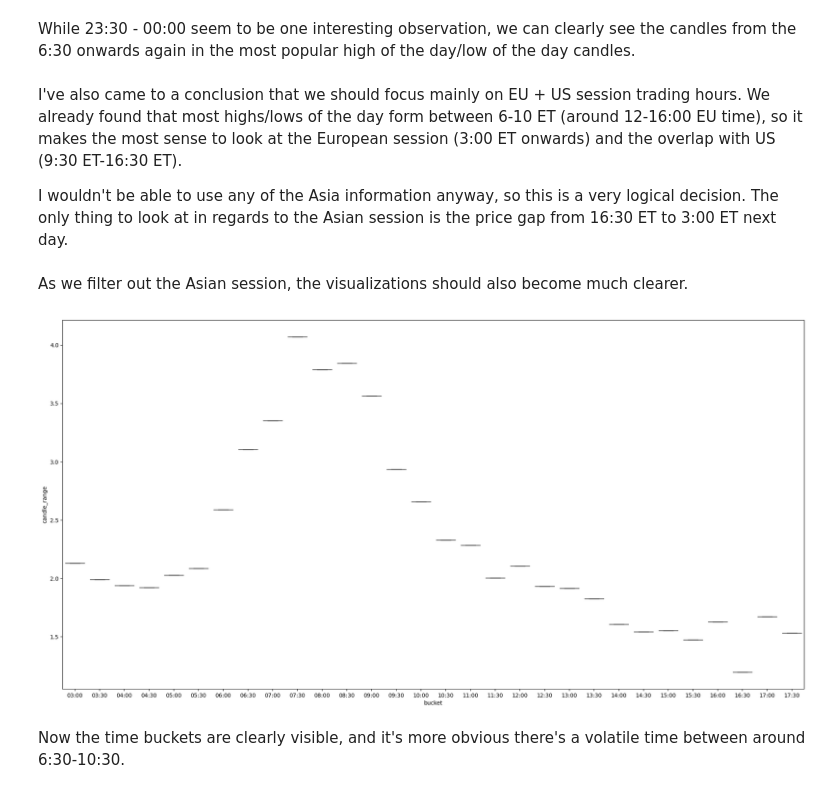
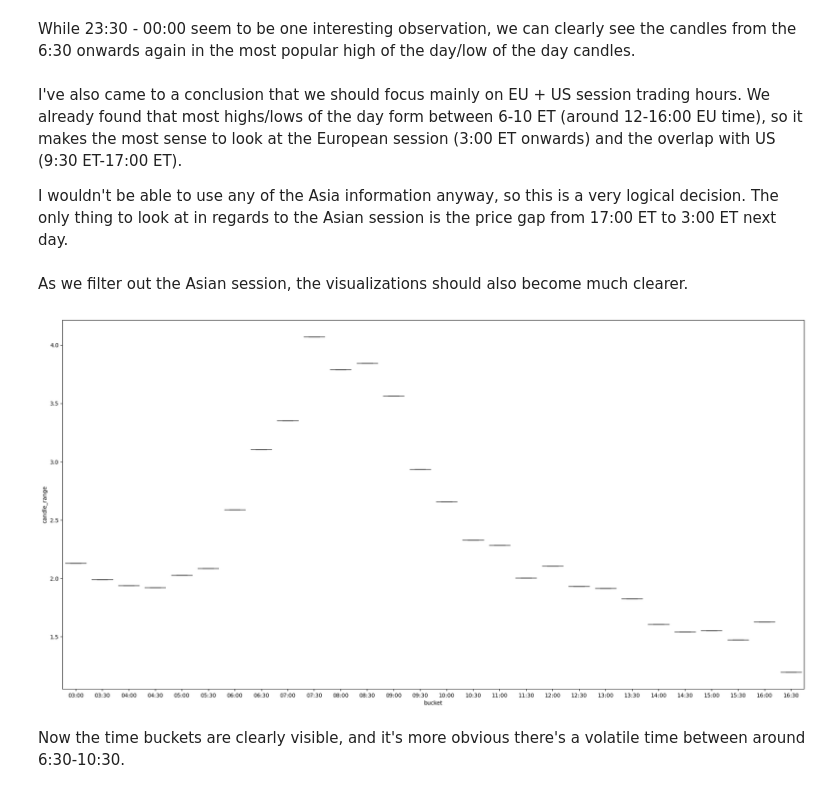
Before and after one commit to ady7ady7/python_agentic_learning, a Jupyter notebook: project2_xauusd_analysis/notebooks/01_data_import_eda.ipynb, the cells around one changed output. Drawn from its saved outputs; the diff is of its cells as text; code cells hidden in the pictures.

```diff
--- a/project2_xauusd_analysis/notebooks/01_data_import_eda.ipynb
+++ b/project2_xauusd_analysis/notebooks/01_data_import_eda.ipynb
@@ -341,28 +341,28 @@ Name: count, dtype: int64
 While 23:30 - 00:00 seem to be one interesting observation, we can clearly see the candles from the 6:30 onwards again in the most popular high of the day/low of the day candles.
 # %% [markdown]
 I've also came to a conclusion that we should focus mainly on EU + US session trading hours.
-We already found that most highs/lows of the day form between 6-10 ET (around 12-16:00 EU time), so it makes the most sense to look at the European session (3:00 ET onwards) and the overlap with US (9:30 ET-16:30 ET).
+We already found that most highs/lows of the day form between 6-10 ET (around 12-16:00 EU time), so it makes the most sense to look at the European session (3:00 ET onwards) and the overlap with US (9:30 ET-17:00 ET).
 
 I wouldn't be able to use any of the Asia information anyway, so this is a very logical decision.
-The only thing to look at in regards to the Asian session is the price gap from 16:30 ET to 3:00 ET next day.
+The only thing to look at in regards to the Asian session is the price gap from 17:00 ET to 3:00 ET next day.
 # %% [markdown]
 
 As we filter out the Asian session, the visualizations should also become much clearer.
 # %%
-filtered_df = df[(df['et_hour'] >= 3) & (df['et_hour'] <= 17)].copy()
+filtered_df = df[(df['et_hour'] >= 3) & (df['et_hour'] <= 16)].copy()
 filtered_df['bucket'] = filtered_df['et_time'].dt.floor('30min').dt.strftime('%H:%M')
 
 
 plt.figure(figsize = (24, 12))
 filtered_bucket_df = filtered_df.groupby('bucket')['candle_range'].mean().reset_index()
 boxplot = sns.boxplot(
     filtered_bucket_df,
     x = 'bucket',
     y = 'candle_range'
 )
 plt.show()
 # %% [output]
-[figure, old version]
+[figure, new version]
 # %% [markdown]
 Now the time buckets are clearly visible, and it's more obvious there's a volatile time between around 6:30-10:30.
 # %% [markdown]
```
Also changed, not shown: parts of 11 cells of this notebook, 2 other files.
